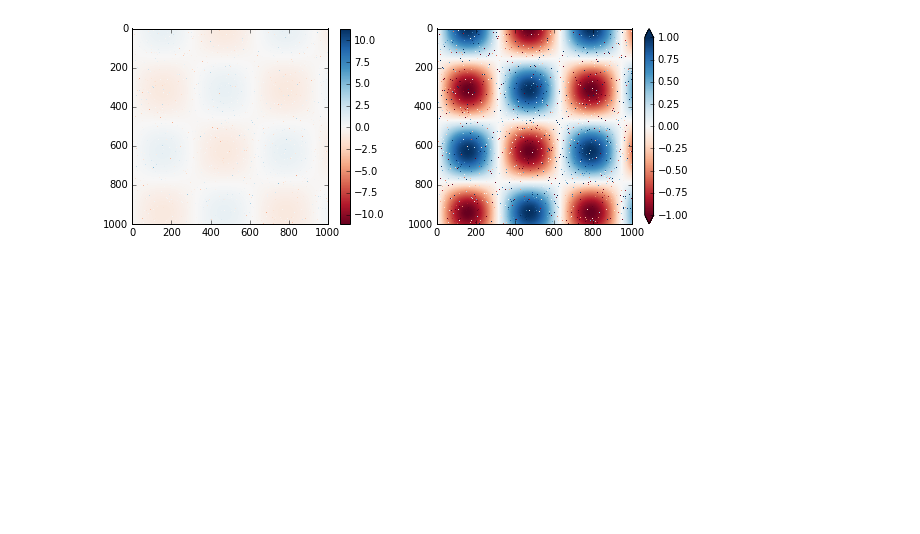
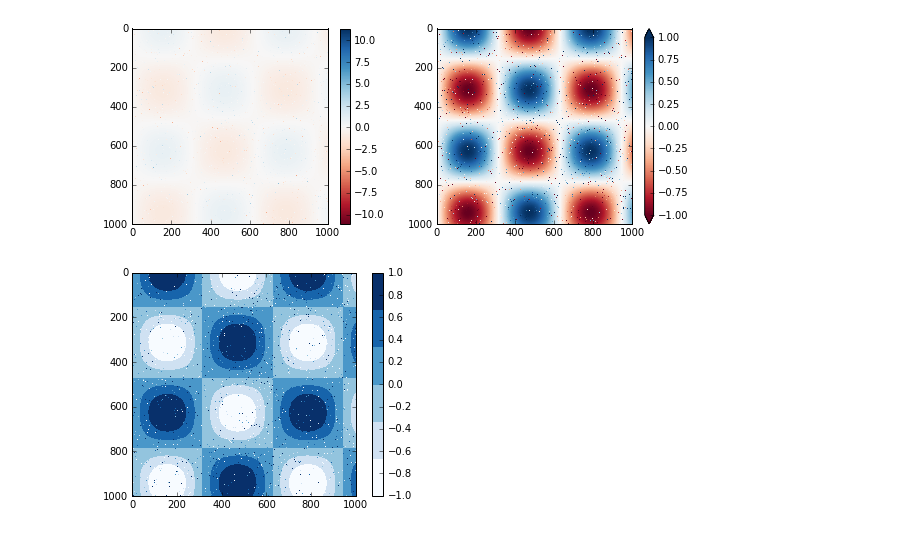
Before and after one commit to davejscott/PythonDataScience, a Jupyter notebook: MatplotlibPractice.ipynb, the cells around one changed output. Drawn from its saved outputs; the diff is of its cells as text; code cells hidden in the pictures; blank space fills up the shorter version.

```diff
--- a/MatplotlibPractice.ipynb
+++ b/MatplotlibPractice.ipynb
@@ -720,3 +720,9 @@ plt.colorbar(extend='both')
 plt.clim(-1, 1)
 # %% [output]
 [figure]
+# %%
+plt.imshow(I, cmap=plt.cm.get_cmap('Blues', 6))
+plt.colorbar()
+plt.clim(-1, 1)
+# %% [output]
+[figure, added]
```
Also changed, not shown: parts of 22 cells of this notebook.
